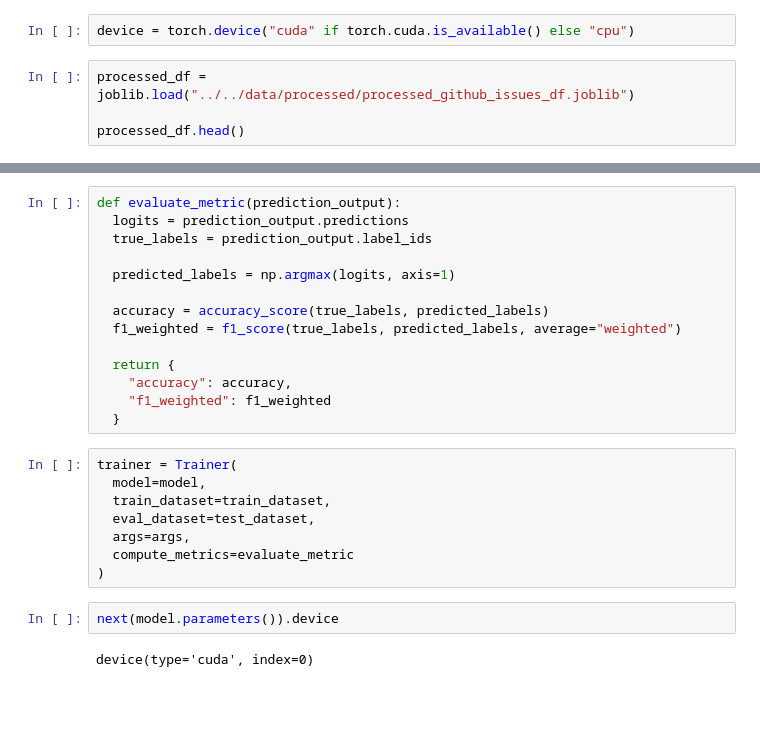
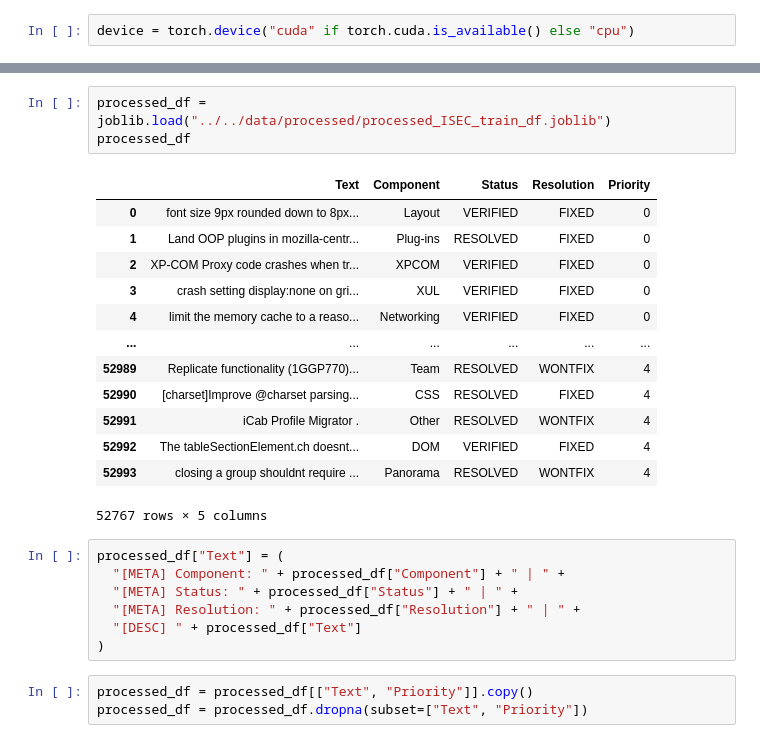
Before and after one commit to erenceh/ml-bug-prediction, a Jupyter notebook: ml/notebooks/bert_priority_classifier.ipynb, the cells around one changed output, grey strips where cells are left out. Drawn from its saved outputs; the diff is of its cells as text; blank space fills up the shorter version.

Commit message:
changed to BERT model

```diff
--- a/ml/notebooks/bert_priority_classifier.ipynb
+++ b/ml/notebooks/bert_priority_classifier.ipynb
@@ -14,6 +34,2 @@ import accelerate
 # %%
 device = torch.device("cuda" if torch.cuda.is_available() else "cpu")
-# %%
-processed_df = joblib.load("../../data/processed/processed_github_issues_df.joblib")
-
-processed_df.head()
@@ -260,26 +36,27 @@ args = TrainingArguments(
-# %%
-def evaluate_metric(prediction_output):
-  logits = prediction_output.predictions
-  true_labels = prediction_output.label_ids
-
-  predicted_labels = np.argmax(logits, axis=1)
-
-  accuracy = accuracy_score(true_labels, predicted_labels)
-  f1_weighted = f1_score(true_labels, predicted_labels, average="weighted")
-
-  return {
-    "accuracy": accuracy,
-    "f1_weighted": f1_weighted
-  }
-# %%
-trainer = Trainer(
-  model=model,
-  train_dataset=train_dataset,
-  eval_dataset=test_dataset,
-  args=args,
-  compute_metrics=evaluate_metric
-)
-# %%
-next(model.parameters()).device
-# %% [output]
-device(type='cuda', index=0)
+# %%
+processed_df = joblib.load("../../data/processed/processed_ISEC_train_df.joblib")
+processed_df
+# %% [output]
+|  | Text | Component | Status | Resolution | Priority |
+| 0 | font size 9px rounded down to 8px... | Layout | VERIFIED | FIXED | 0 |
+| 1 | Land OOP plugins in mozilla-centr... | Plug-ins | RESOLVED | FIXED | 0 |
+| 2 | XP-COM Proxy code crashes when tr... | XPCOM | VERIFIED | FIXED | 0 |
+| 3 | crash setting display:none on gri... | XUL | VERIFIED | FIXED | 0 |
+| 4 | limit the memory cache to a reaso... | Networking | VERIFIED | FIXED | 0 |
+| ... | ... | ... | ... | ... | ... |
+| 52989 | Replicate functionality (1GGP770)... | Team | RESOLVED | WONTFIX | 4 |
+| 52990 | [charset]Improve @charset parsing... | CSS | RESOLVED | FIXED | 4 |
+| 52991 | iCab Profile Migrator . | Other | RESOLVED | WONTFIX | 4 |
+| 52992 | The tableSectionElement.ch doesnt... | DOM | VERIFIED | FIXED | 4 |
+| 52993 | closing a group shouldnt require ... | Panorama | RESOLVED | WONTFIX | 4 |
+52767 rows × 5 columns
+# %%
+processed_df["Text"] = (
+  "[META] Component: " + processed_df["Component"] + " | " +
+  "[META] Status: " + processed_df["Status"] + " | " +
+  "[META] Resolution: " + processed_df["Resolution"] + " | " +
+  "[DESC] " + processed_df["Text"]
+)
+# %%
+processed_df = processed_df[["Text", "Priority"]].copy()
+processed_df = processed_df.dropna(subset=["Text", "Priority"])
```
Also changed, not shown: parts of 62 cells of this notebook, 11 other files.
